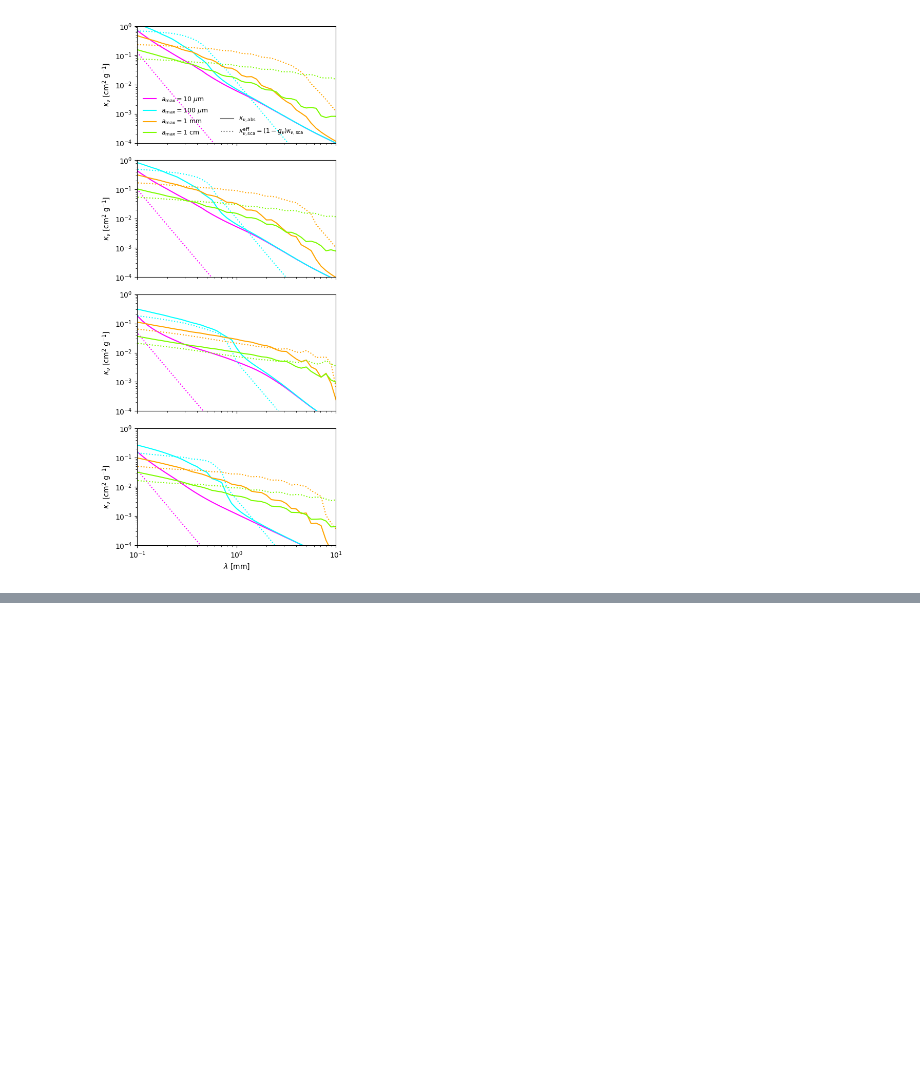
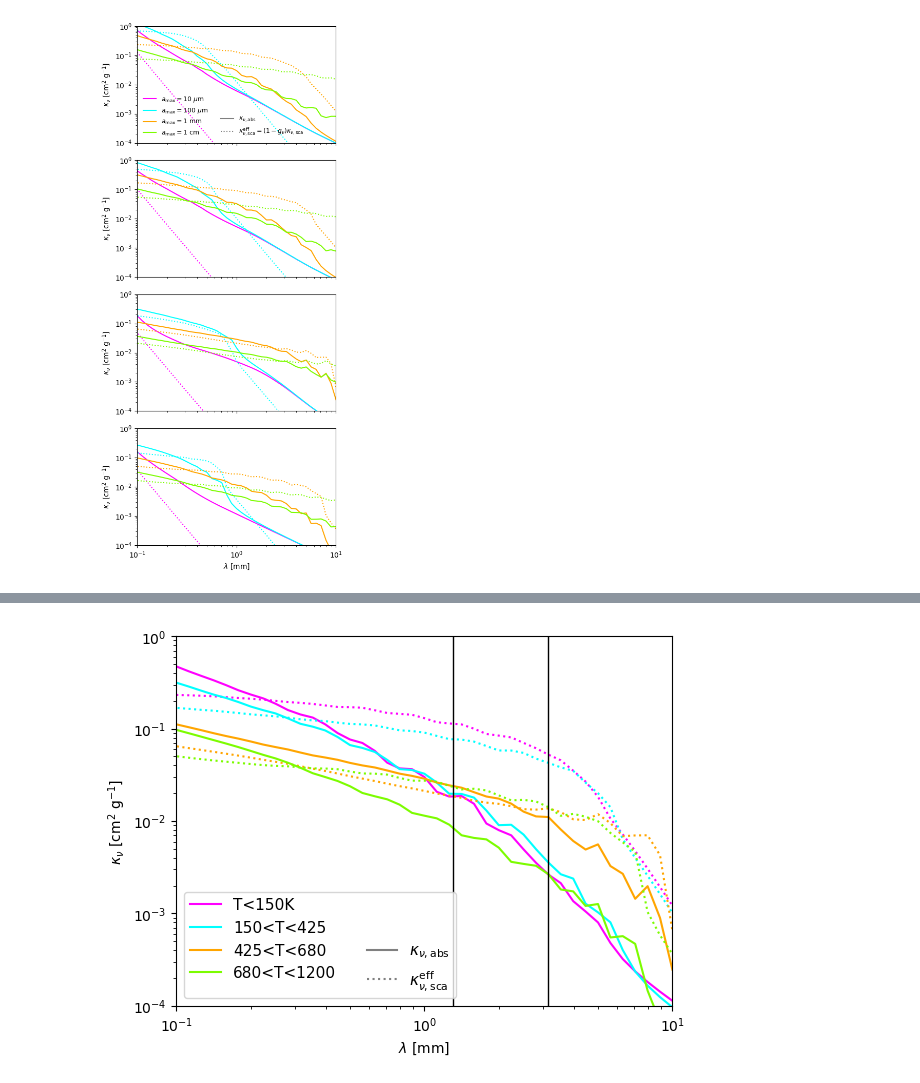
Before and after one commit to hyp0515/Disk_Model_line_rt, a Jupyter notebook: example/diff_amax_dust_opacity/compare.ipynb, the cells around one changed output, grey strips where cells are left out. Cells and saved outputs as stored; diff of their text form; code cells hidden in the pictures; blank space fills up the shorter version.

```diff
--- a/example/diff_amax_dust_opacity/compare.ipynb
+++ b/example/diff_amax_dust_opacity/compare.ipynb
@@ -155,0 +183,4 @@ plot_dif_t_regime_one_amax(opacity=opacity_table)
+# %%
+plot_dif_t_regime_one_amax(1e3) # um
+# %% [output]
+[figure, added]
```
Also changed, not shown: parts of 6 cells of this notebook, 20 other files.
